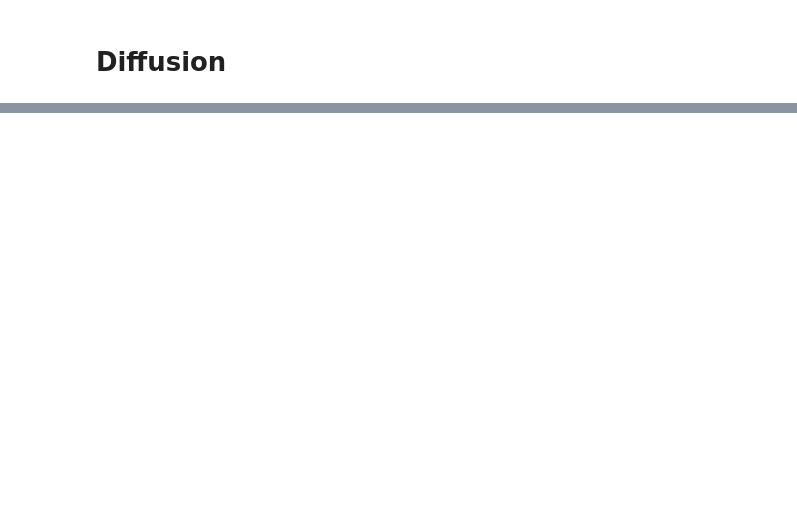
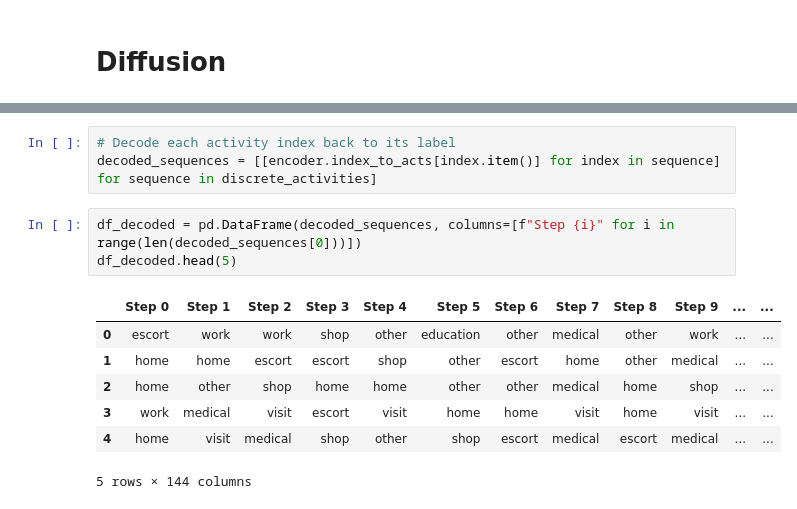
Before and after one commit to Rakin45/synth_pop_ddpm, a Jupyter notebook: ddpm.ipynb, the cells around one changed output, grey strips where cells are left out. Saved outputs shown, nothing was run; the diff lists cells and outputs as text; blank space fills up the shorter version.

```diff
--- a/ddpm.ipynb
+++ b/ddpm.ipynb
@@ -309,0 +421,14 @@ decoded_data.to_csv('./data/model_output.csv', index=False)
+# %%
+# Decode each activity index back to its label
+decoded_sequences = [[encoder.index_to_acts[index.item()] for index in sequence] for sequence in discrete_activities]
+# %%
+df_decoded = pd.DataFrame(decoded_sequences, columns=[f"Step {i}" for i in range(len(decoded_sequences[0]))])
+df_decoded.head(5)
+# %% [output]
+|  | Step 0 | Step 1 | Step 2 | Step 3 | Step 4 | Step 5 | Step 6 | Step 7 | Step 8 | Step 9 | ... | ... |
+| 0 | escort | work | work | shop | other | education | other | medical | other | work | ... | ... |
+| 1 | home | home | escort | escort | shop | other | escort | home | other | medical | ... | ... |
+| 2 | home | other | shop | home | home | other | other | medical | home | shop | ... | ... |
+| 3 | work | medical | visit | escort | visit | home | home | visit | home | visit | ... | ... |
+| 4 | home | visit | medical | shop | other | shop | escort | medical | escort | medical | ... | ... |
+5 rows × 144 columns
```
Also changed, not shown: parts of 16 cells of this notebook.
